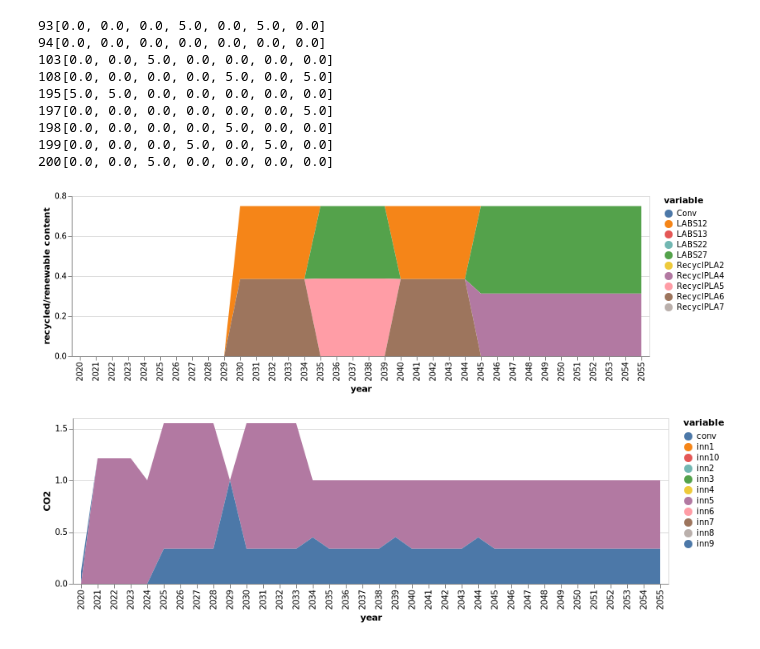
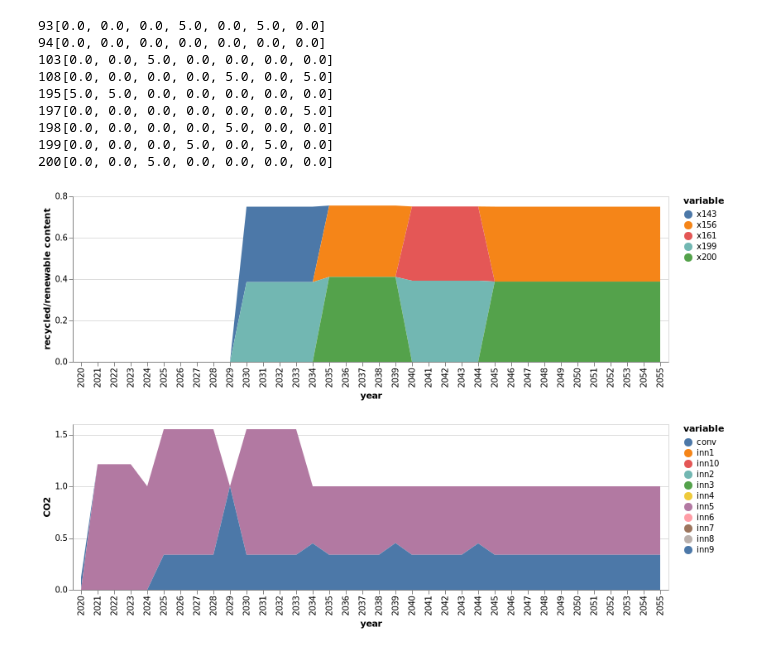
Before and after one commit to vyom-thakker/RoadmapsIAM, a Jupyter notebook: optimize-roadmap.ipynb, the cells around one changed output. Drawn from its saved outputs; the diff is of its cells as text; code cells hidden in the pictures.

```diff
--- a/optimize-roadmap.ipynb
+++ b/optimize-roadmap.ipynb
@@ -27,7 +27,7 @@ Dict{String, VersionNumber} with 3 entries:
   "PiecewiseLinearOpt" => v"0.3.0"
   "CPLEX"              => v"0.7.8"
 # %%
-innovations = CSV.File("./data-case-roadmap/innovations.csv",header=1,delim=",") |> DataFrame
+innovations = CSV.File("./data-case-roadmap/innovation-user.csv",header=1,delim=",") |> DataFrame
 mapki = CSV.File("./data-case-roadmap/map-ki.csv",header=1,delim=",") |> DataFrame
 compromise = CSV.File("./data-case-roadmap/compromise.csv",header=1,delim=",") |> DataFrame
 compromise[67:240,:GHG_ElecInd].+=1
@@ -37,7 +37,7 @@ iam_model = CSV.File("./data/iam_model.csv",header=1,delim=",") |> DataFrame
 ci=innovations[!,2]
 rl=innovations[!,3]
 initial
-innovations[3,2]=156
+#innovations[3,2]=156
 #innovations[2,6]=7
 #compromise[!,3]=compromise[!,3]/2
 #innovations[2,2]=175
@@ -51,6 +51,7 @@ innovations[3,2]=156
 
 
 innovations
+innovations[9,3:ncol(inn_template)]=innovations[10,3:ncol(inn_template)]
 #CSV.write("innovations.csv",innovations)
 # %% [output]
 10 rows × 34 columns (omitted printing of 25 columns)
@@ -874,14 +875,14 @@ df[!,:year]=xLabels[1:36]
 #rename!(df,[:x1,:x93,:x218,:x222] .=> [:Conv,:pyLDPE1,:alcPLA2,:alcPLA6])
 #df[!,:pyLDPE11]=zeros(36)
 rename!(df,[:x1] .=> [:Conv])
-df[!,:x104]=zeros(36)
-df[!,:x201]=zeros(36)
+#df[!,:x104]=zeros(36)
+#df[!,:x201]=zeros(36)
 #df[!,:x196]=zeros(36)
 #df[!,:x126]=zeros(36)
-rename!(df,[:x94,:x95,:x104,:x109,:x196,:x198,:x199,:x200,:x201] .=> [:LABS12,:LABS13,:LABS22,:LABS27,:RecyclPLA2,:RecyclPLA4,:RecyclPLA5,:RecyclPLA6,:RecyclPLA7])
+#rename!(df,[:x94,:x95,:x104,:x109,:x196,:x198,:x199,:x200,:x201] .=> [:LABS12,:LABS13,:LABS22,:LABS27,:RecyclPLA2,:RecyclPLA4,:RecyclPLA5,:RecyclPLA6,:RecyclPLA7])
 
 co2_inn=df |> stack |> @vlplot(:area, x=:year, y={:value, stack=:zero, title="CO2"}, color="variable:n",legend=:sNames)
 
-save("./result-case-roadmap/co2-roadmap.svg", co2_inn)
+#save("./result-case-roadmap/co2-roadmap-sc2.svg", co2_inn)
 co2_inn
 # %% [output]
@@ -983,13 +984,13 @@ df[!,:year]=xLabels[1:36]
 #rename!(df,[:x1,:x93,:x218,:x222] .=> [:Conv,:pyLDPE1,:alcPLA2,:alcPLA6])
 #df[!,:pyLDPE11]=zeros(36)
 rename!(df,[:x1] .=> [:Conv])
-df[!,:x104]=zeros(36)
-df[!,:x201]=zeros(36)
+#df[!,:x104]=zeros(36)
+#df[!,:x201]=zeros(36)
 
-rename!(df,[:x94,:x95,:x104,:x109,:x196,:x198,:x199,:x200,:x201] .=> [:LABS12,:LABS13,:LABS22,:LABS27,:RecyclPLA2,:RecyclPLA4,:RecyclPLA5,:RecyclPLA6,:RecyclPLA7])
+#rename!(df,[:x94,:x95,:x104,:x109,:x196,:x198,:x199,:x200,:x201] .=> [:LABS12,:LABS13,:LABS22,:LABS27,:RecyclPLA2,:RecyclPLA4,:RecyclPLA5,:RecyclPLA6,:RecyclPLA7])
 
 split_yearly=df |> stack |> @vlplot(:area, x=:year, y={:value, stack=:zero, title="Value-chain adopted (%)"}, color="variable:n",legend=:sNames)
 
-save("./result-case-roadmap/split_yearly.svg", split_yearly)
+#save("./result-case-roadmap/split_yearly-sc2.svg", split_yearly)
 split_yearly
 # %% [output]
@@ -1159,41 +1167,41 @@ for t in 2:51
         inn_co2[k,t]=innovation(t,k,j)
     end
 end
 #conv[1:5].=initial[1,5]
 
 sNames = ["conv","inn1","inn2","inn3","inn4","inn5","inn6","inn7","inn8","inn9","inn10"]
 xLabels = []
 for i in 2020:2070
     push!(xLabels,string(i))
 end
 
 #df = DataFrame(year=xLabels, conv=conv, inn1=inn_co2[1,:],inn2=inn_co2[2,:],inn3=inn_co2[3,:],inn4=inn_co2[4,:],
 #        inn5=inn_co2[5,:],inn6=inn_co2[6,:],inn7=inn_co2[7,:],inn8=inn_co2[8,:],inn9=inn_co2[9,:],inn10=inn_co2[10,:])
 df = DataFrame(vcat(conv',inn_co2)',:auto)
 
 
 df=df[1:36,:]
 
 df=df[!, any.(>(0), eachcol(df))]
 df[!,:year]=xLabels[1:36]
 #rename!(df,[:x1,:x93,:x104,:x222] .=> [:Conv,:pyLDPE1,:pyLDPE11,:alcPLA6])
 #df[!,:alcPLA2]=zeros(36)
 #df |> stack |> @vlplot(:area, x=:year, y={:value, stack=:zero, title="recycled/renewable content"}, color="variable:n",legend=:sNames)
-df[!,:Conv]=zeros(36)
-df[!,:x104]=zeros(36)
-df[!,:x196]=zeros(36)
-df[!,:x201]=zeros(36)
-df[!,:x95]=zeros(36)
-rename!(df,[:x94,:x95,:x104,:x109,:x196,:x198,:x199,:x200,:x201] .=> [:LABS12,:LABS13,:LABS22,:LABS27,:RecyclPLA2,:RecyclPLA4,:RecyclPLA5,:RecyclPLA6,:RecyclPLA7])
+#df[!,:Conv]=zeros(36)
+#df[!,:x104]=zeros(36)
+#df[!,:x196]=zeros(36)
+#df[!,:x201]=zeros(36)
+#df[!,:x95]=zeros(36)
+#rename!(df,[:x1,:x94,:x95,:x104,:x109,:x196,:x198,:x199,:x200,:x201] .=> [:Conv,:LABS12,:LABS13,:LABS22,:LABS27,:RecyclPLA2,:RecyclPLA4,:RecyclPLA5,:RecyclPLA6,:RecyclPLA7])
 
 #rename!(df,[:conv,:inn5,:inn10] .=> [:Conventional,:LDPE_Pyrolysis,:PLA_Alcoholysis])
 
 circular_inn=df |> stack |> @vlplot(:area, x=:year, y={:value, stack=:zero, title="recycled/renewable content"}, color="variable:n",legend=:sNames)
 
-save("./result-case-roadmap/circularity-roadmap.svg", circular_inn)
+#save("./result-case-roadmap/circularity-roadmap.svg", circular_inn)
 circular_inn
 # %% [output]
-[figure, old version]
+[figure, new version]
 # %%
 function conventional(t)
     return (1-sum(JuMP.values.(xk)[k,t] for k in 1:nrow(compromise)))
```
Also changed, not shown: parts of 11 cells of this notebook, 14 other files.
